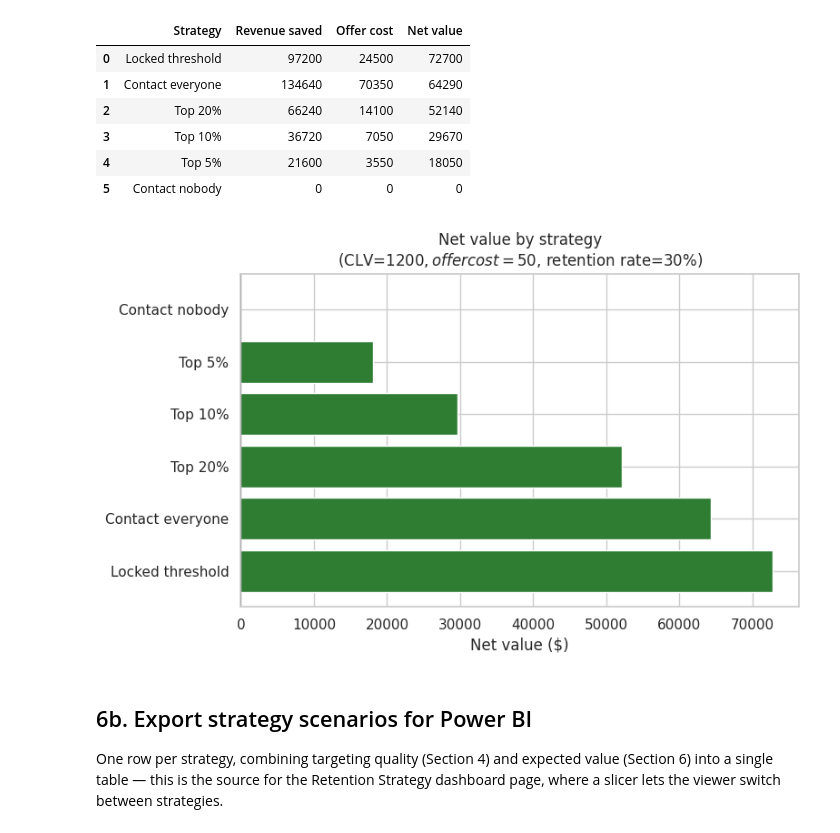
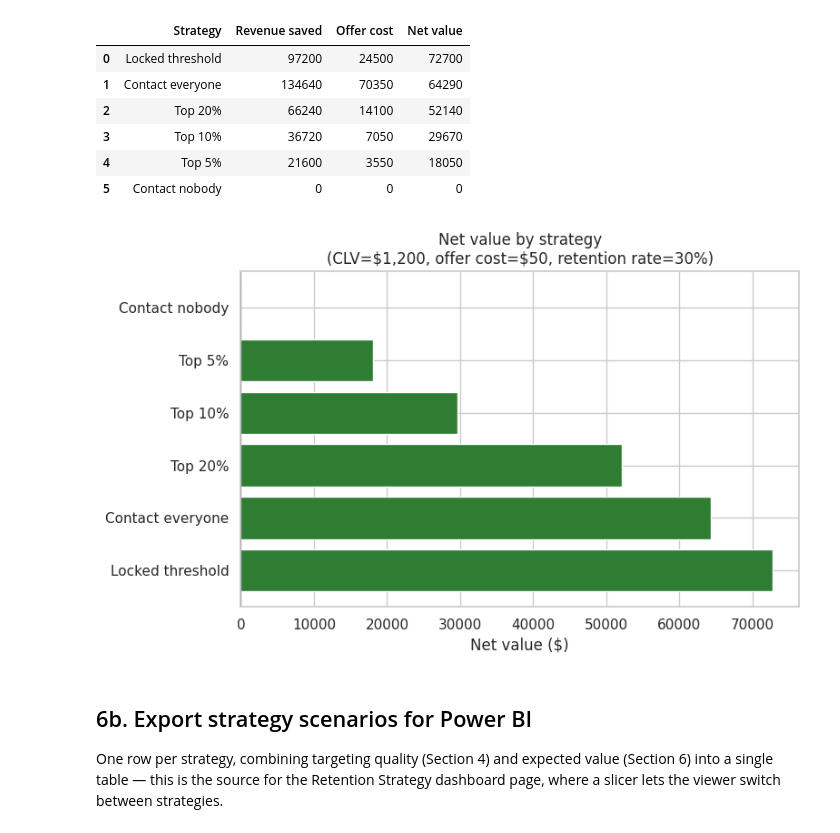
Before and after one commit to lmcbride053/customer-churn-prediction, a Jupyter notebook: notebooks/04_retention_strategy.ipynb, the cells around one changed output. Cells and saved outputs as stored; diff of their text form; code cells hidden in the pictures.

```diff
--- a/notebooks/04_retention_strategy.ipynb
+++ b/notebooks/04_retention_strategy.ipynb
@@ -203,15 +203,15 @@ value_df
 # %%
 fig, ax = plt.subplots(figsize=(8, 5))
 colors = ['#2E7D32' if v >= 0 else '#C62828' for v in value_df['Net value']]
 ax.barh(value_df['Strategy'], value_df['Net value'], color=colors)
 ax.axvline(0, color='black', linewidth=0.8)
 ax.set_xlabel('Net value ($)')
-ax.set_title(f'Net value by strategy\n(CLV=${CLV_BASE}, offer cost=${OFFER_COST_BASE}, retention rate={RETAIN_RATE_BASE:.0%})')
+ax.set_title(f'Net value by strategy\n(CLV=\\${CLV_BASE:,}, offer cost=\\${OFFER_COST_BASE}, retention rate={RETAIN_RATE_BASE:.0%})')
 plt.tight_layout()
 plt.savefig('../data/plots/net_value_by_strategy.png', dpi=150)
 plt.show()
 # %% [output]
-[figure, old version]
+[figure, new version]
 # %% [markdown]
 ## 6b. Export strategy scenarios for Power BI
 
```
Also changed, not shown: parts of 2 cells of this notebook, 7 other files.
